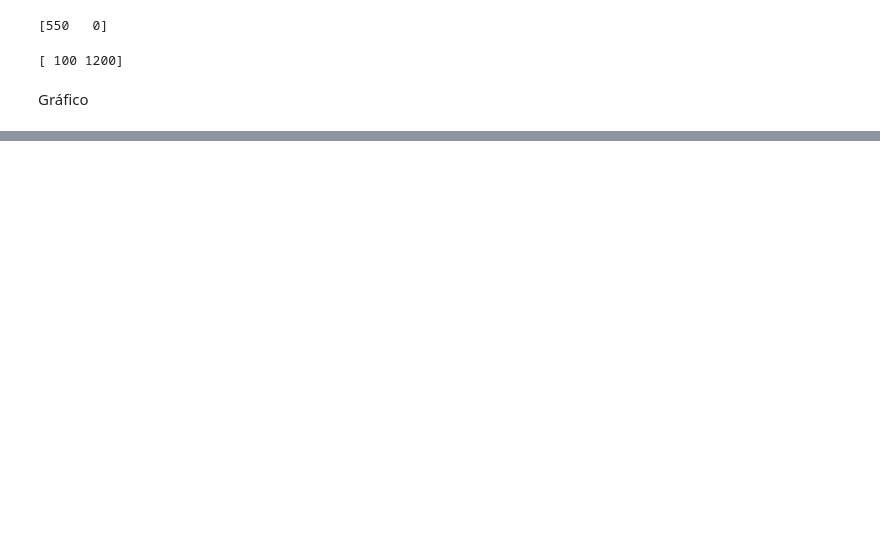
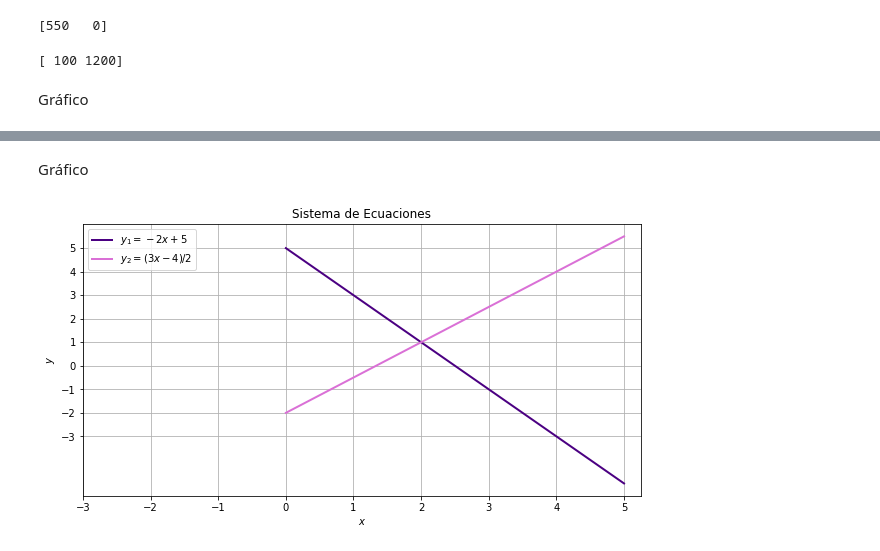
Before and after one commit to marletElsy/I, a Jupyter notebook: actividad_01.ipynb, the cells around one changed output, grey strips where cells are left out. Drawn from its saved outputs; the diff is of its cells as text; code cells hidden in the pictures; blank space fills up the shorter version.

```diff
--- a/actividad_01.ipynb
+++ b/actividad_01.ipynb
@@ -42,0 +72,20 @@ plt.show()
+# %% [markdown]
+Gráfico
+# %%
+fig = plt.figure(figsize=(10,5))
+plt.plot(x1,y3, color= "indigo", lw=2, label= "$y_{1} = -2x+5$")
+plt.plot(x1,y4, color= "orchid", lw=2, label= "$y_{2} = (3x-4)/2$" )
+
+
+ticks = np.arange(-3, 6,1)
+
+plt.yticks(ticks)
+plt.xticks(ticks)
+plt.title ("Sistema de Ecuaciones")
+plt.xlabel ("$x$")
+plt.ylabel ("$y$")
+plt.grid(True)
+plt.legend()
+plt.show()
+# %% [output]
+[figure, added]
```
Also changed, not shown: parts of 9 cells of this notebook.
